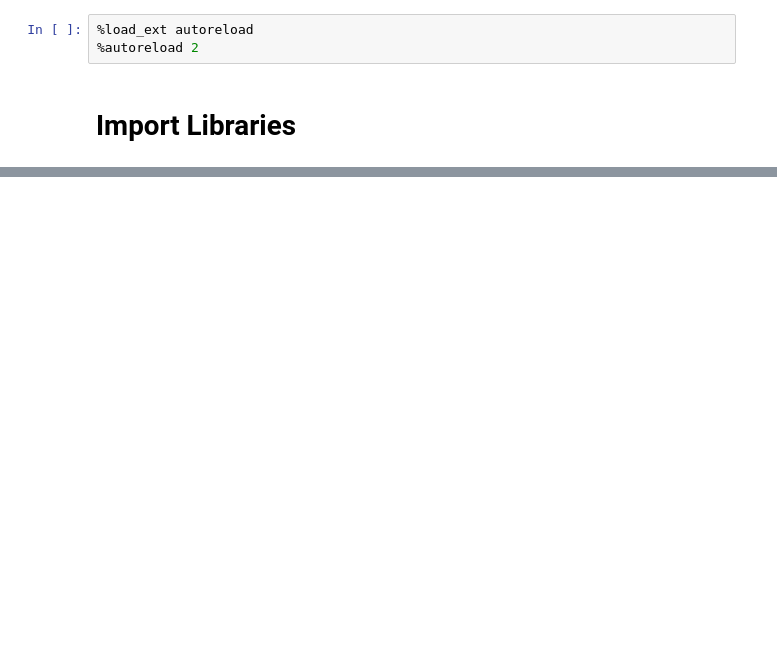
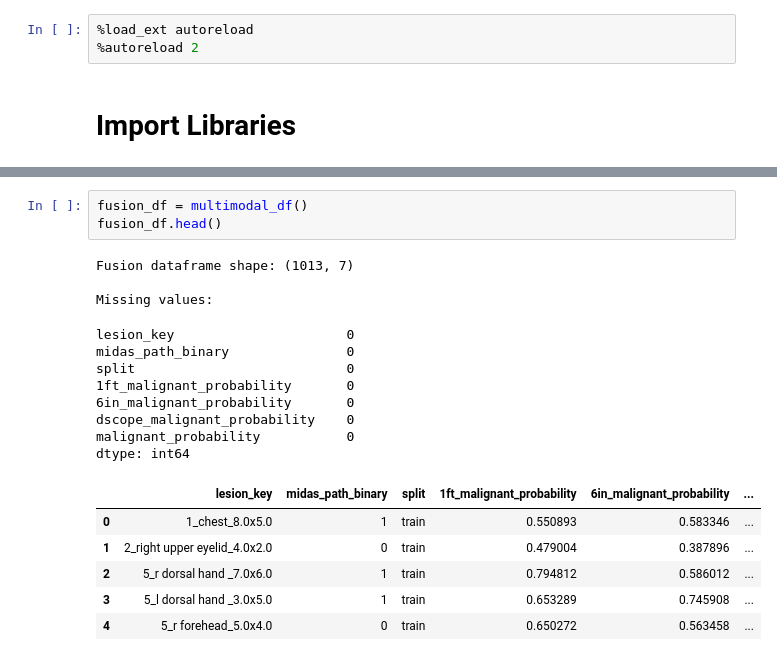
Before and after one commit to umich-mads-capstone/mra_midas_skin_cancer_ml, a Jupyter notebook: notebooks/99_perform_late_fusion.ipynb, the cells around one changed output, grey strips where cells are left out. Saved outputs shown, nothing was run; the diff lists cells and outputs as text; blank space fills up the shorter version.

```diff
--- a/notebooks/99_perform_late_fusion.ipynb
+++ b/notebooks/99_perform_late_fusion.ipynb
@@ -50,0 +135,21 @@ Displaying dscope split:
+# %%
+fusion_df = multimodal_df()
+fusion_df.head()
+# %% [output]
+Fusion dataframe shape: (1013, 7)
+
+Missing values:
+lesion_key                      0
+midas_path_binary               0
+split                           0
+1ft_malignant_probability       0
+6in_malignant_probability       0
+dscope_malignant_probability    0
+malignant_probability           0
+dtype: int64
+|  | lesion_key | midas_path_binary | split | 1ft_malignant_probability | 6in_malignant_probability | ... |
+| 0 | 1_chest_8.0x5.0 | 1 | train | 0.550893 | 0.583346 | ... |
+| 1 | 2_right upper eyelid_4.0x2.0 | 0 | train | 0.479004 | 0.387896 | ... |
+| 2 | 5_r dorsal hand _7.0x6.0 | 1 | train | 0.794812 | 0.586012 | ... |
+| 3 | 5_l dorsal hand _3.0x5.0 | 1 | train | 0.653289 | 0.745908 | ... |
+| 4 | 5_r forehead_5.0x4.0 | 0 | train | 0.650272 | 0.563458 | ... |
```
Also changed, not shown: parts of 16 cells of this notebook, 1 other file.
